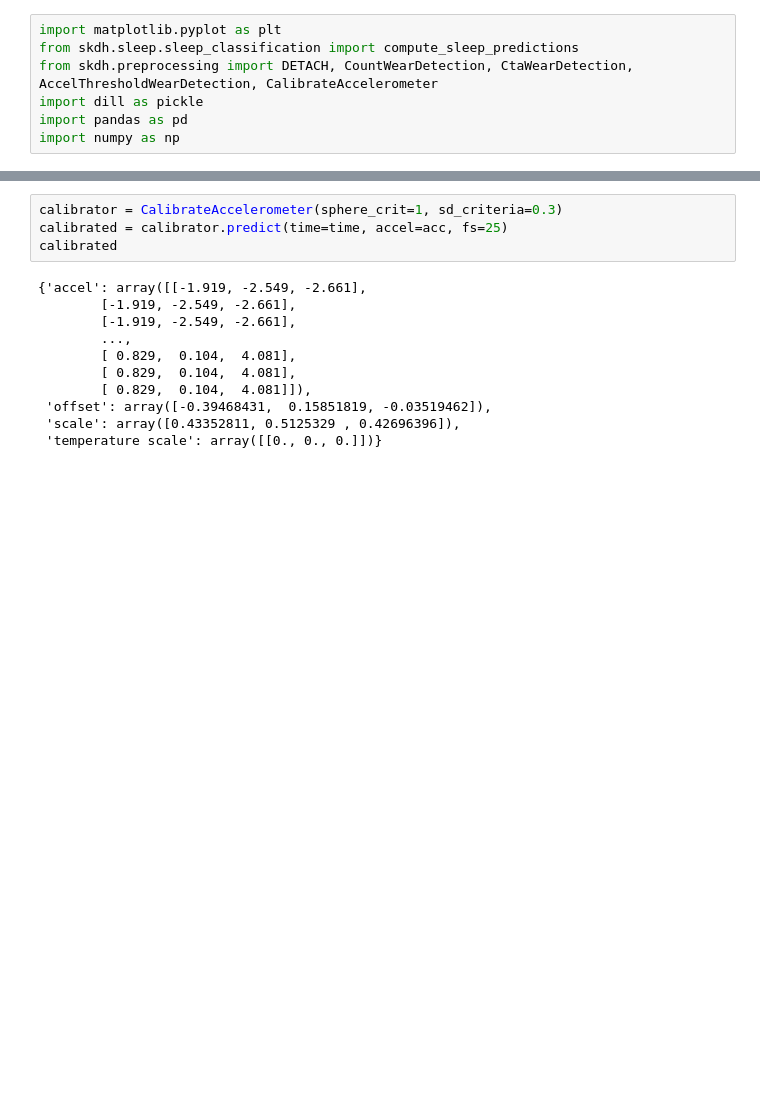
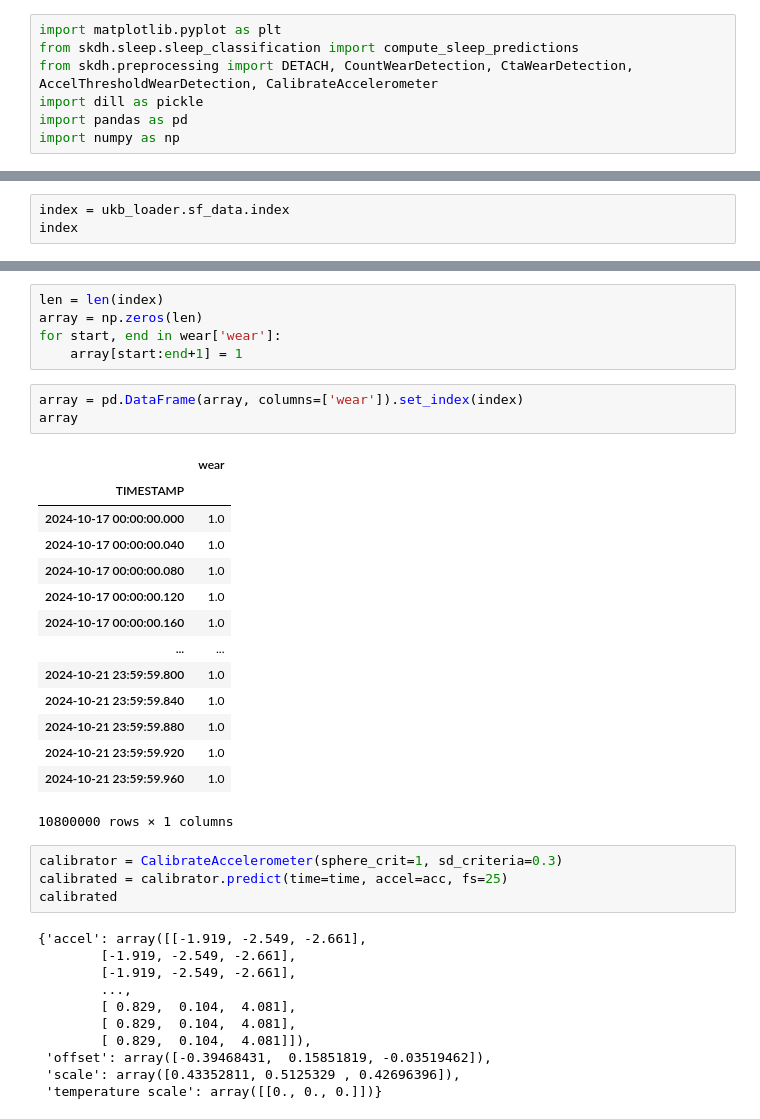
Before and after one commit to ADAMMA-CDHI-ETH-Zurich/CosinorAge, a Jupyter notebook: examples/sleep_classification.ipynb, the cells around one changed output, grey strips where cells are left out. Drawn from its saved outputs; the diff is of its cells as text; blank space fills up the shorter version.

```diff
--- a/examples/sleep_classification.ipynb
+++ b/examples/sleep_classification.ipynb
@@ -64,0 +65,3 @@ array([[       0,  5734500],
+# %%
+index = ukb_loader.sf_data.index
+index
@@ -65,3 +81,26 @@ array([[       0,  5734500],
+# %%
+len = len(index)
+array = np.zeros(len)
+for start, end in wear['wear']:
+    array[start:end+1] = 1
+# %%
+array = pd.DataFrame(array, columns=['wear']).set_index(index)
+array
+# %% [output]
+|  | wear |
+| TIMESTAMP |  |
+| 2024-10-17 00:00:00.000 | 1.0 |
+| 2024-10-17 00:00:00.040 | 1.0 |
+| 2024-10-17 00:00:00.080 | 1.0 |
+| 2024-10-17 00:00:00.120 | 1.0 |
+| 2024-10-17 00:00:00.160 | 1.0 |
+| ... | ... |
+| 2024-10-21 23:59:59.800 | 1.0 |
+| 2024-10-21 23:59:59.840 | 1.0 |
+| 2024-10-21 23:59:59.880 | 1.0 |
+| 2024-10-21 23:59:59.920 | 1.0 |
+| 2024-10-21 23:59:59.960 | 1.0 |
+10800000 rows × 1 columns
 # %%
 calibrator = CalibrateAccelerometer(sphere_crit=1, sd_criteria=0.3)
 calibrated = calibrator.predict(time=time, accel=acc, fs=25)
```
Also changed, not shown: parts of 7 cells of this notebook, 5 other files.
